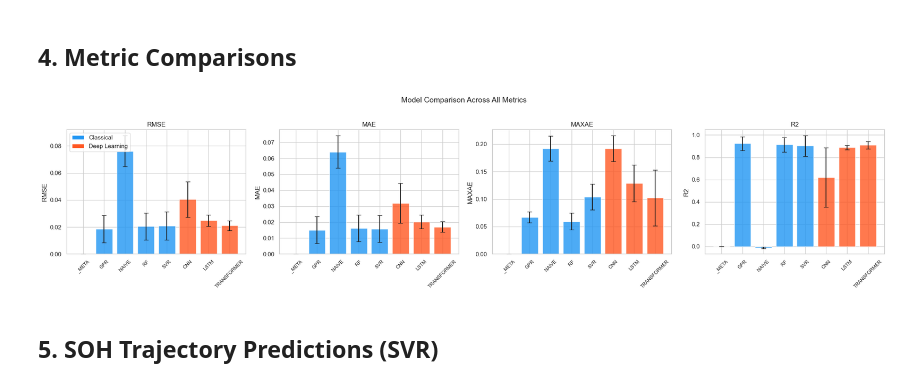
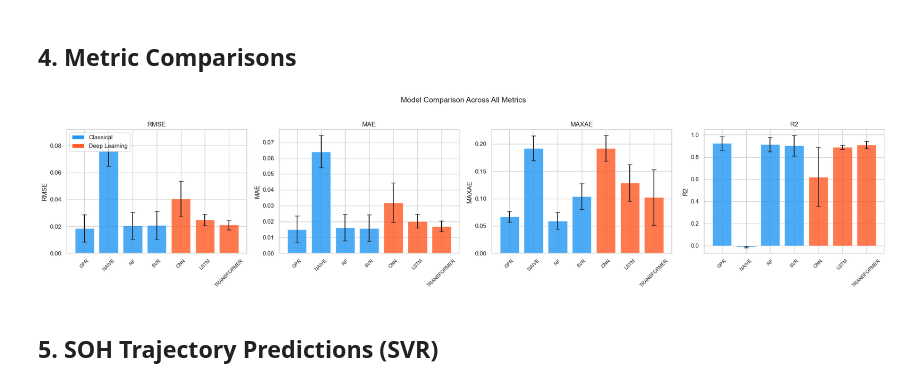
Before and after one commit to mal0101/soh_estimation, a Jupyter notebook: notebooks/06_final_comparison.ipynb, the cells around one changed output. Drawn from its saved outputs; the diff is of its cells as text; code cells hidden in the pictures.

```diff
--- a/notebooks/06_final_comparison.ipynb
+++ b/notebooks/06_final_comparison.ipynb
@@ -107,28 +106,28 @@ print(ranking.to_string(index=False))
 # %%
 dl_models = ["lstm", "cnn", "transformer"]
 
 fig, axes = plt.subplots(1, 4, figsize=(22, 5))
 for ax, metric in zip(axes, ["rmse", "mae", "maxae", "r2"]):
-    models = list(all_results.keys())
+    models = [k for k, v in all_results.items() if isinstance(v, dict) and "rmse_mean" in v]
     means = [all_results[m].get(f"{metric}_mean", 0) for m in models]
     stds = [all_results[m].get(f"{metric}_std", 0) for m in models]
     x = np.arange(len(models))
     colors = ["#FF5722" if m in dl_models else "#2196F3" for m in models]
     ax.bar(x, means, yerr=stds, capsize=4, color=colors, alpha=0.8)
     ax.set_xticks(x)
     ax.set_xticklabels([m.upper() for m in models], rotation=45, fontsize=9)
     ax.set_ylabel(metric.upper())
     ax.set_title(metric.upper())
 
 from matplotlib.patches import Patch
 legend_elements = [Patch(facecolor="#2196F3", label="Classical"),
                    Patch(facecolor="#FF5722", label="Deep Learning")]
 axes[0].legend(handles=legend_elements, loc="upper left")
 fig.suptitle("Model Comparison Across All Metrics", fontsize=14, y=1.02)
 plt.tight_layout()
 plt.show()
 # %% [output]
-[figure, old version]
+[figure, new version]
 # %% [markdown]
 ## 5. SOH Trajectory Predictions (SVR)
 # %%
```
Also changed, not shown: parts of 2 cells of this notebook, 17 other files.
